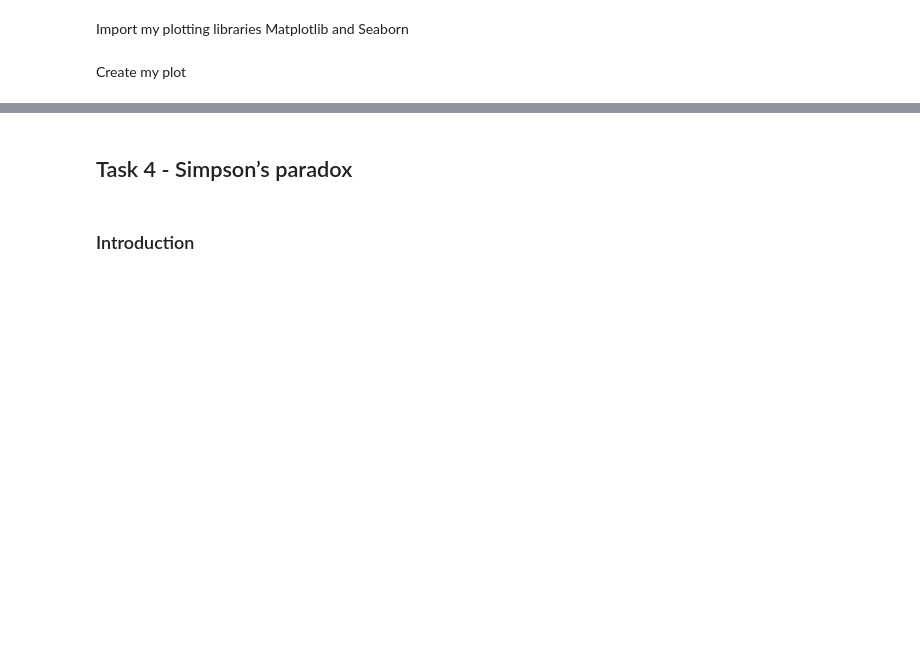
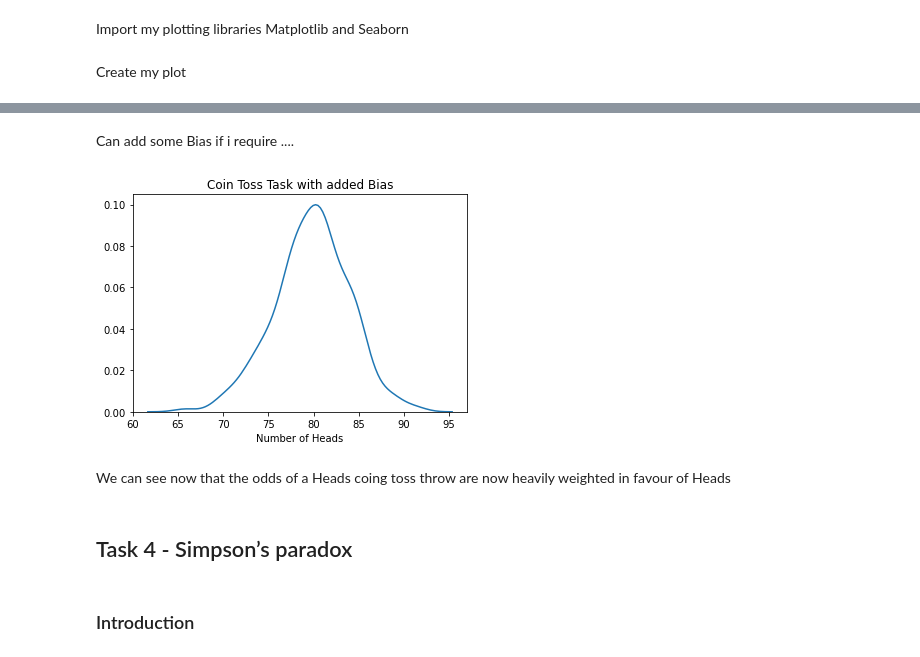
Before and after one commit to brendantipp/sem2_fun_data_analysis, a Jupyter notebook: tasks.ipynb, the cells around one changed output, grey strips where cells are left out. Drawn from its saved outputs; the diff is of its cells as text; code cells hidden in the pictures; blank space fills up the shorter version.

Commit message:
tidy up tasks nearly there

```diff
--- a/tasks.ipynb
+++ b/tasks.ipynb
@@ -157,3 +160,20 @@ plt.show()
+# %% [markdown]
+Can add some Bias if i require ....
+# %%
+#in this example i will set a new value for p which is the proability and i will set it to .6
+x = rng.binomial(n,p = .8, size = size)
+
+#setting my title
+plt.title("Coin Toss Task with added Bias")
+#im going to plot using a seaborn distplot not showing as a histogram
+plt.xlabel("Number of Heads")
+sns.distplot(x, hist = False);
+#show the plot
+plt.show()
+# %% [output]
+[figure, added]
+# %% [markdown]
+We can see now that the odds of a Heads coing toss throw are now heavily weighted in favour of Heads
 # %% [markdown]
 ## Task 4 - Simpson’s paradox
 # %% [markdown]
```
Also changed, not shown: parts of 9 cells of this notebook.
